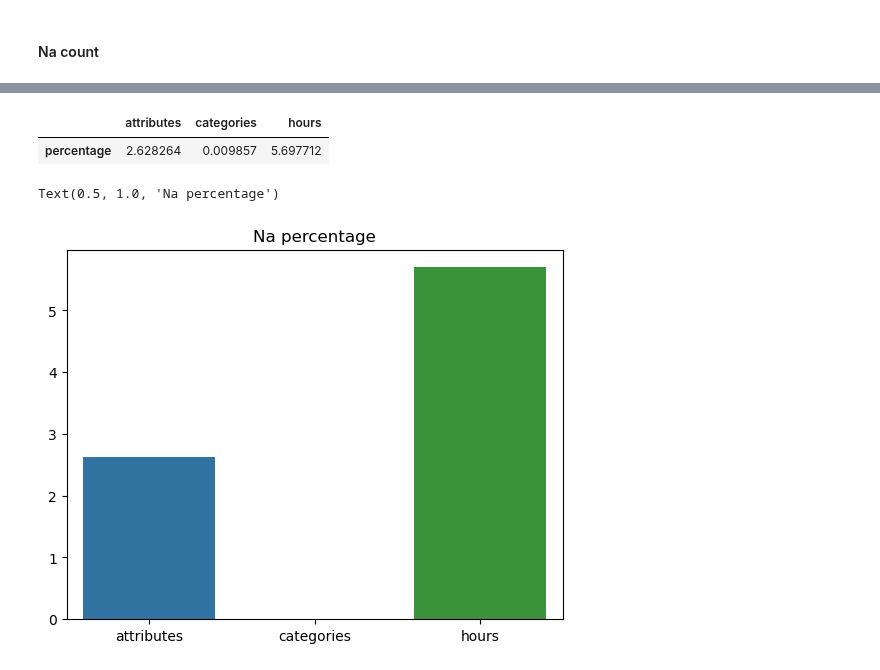
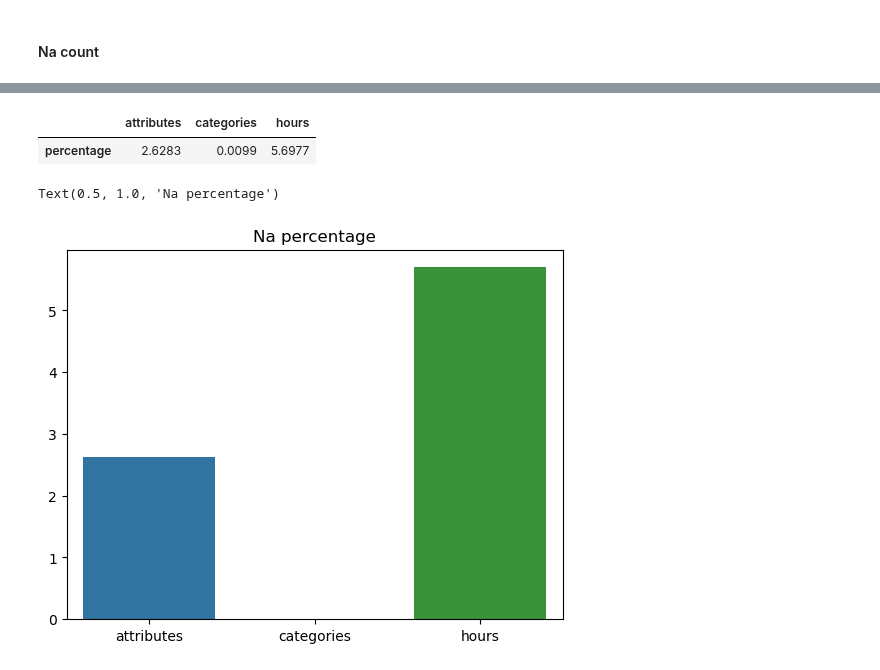
Before and after one commit to MxOdele/AI_Project_3_Group_01, a Jupyter notebook: placeholder_notebook.ipynb, the cells around one changed output, grey strips where cells are left out. Saved outputs shown, nothing was run; the diff lists cells and outputs as text; code cells hidden in the pictures.

```diff
--- a/placeholder_notebook.ipynb
+++ b/placeholder_notebook.ipynb
@@ -385,11 +410,11 @@ dtype: int64
 # %%
 na_prcnt = data_df[['attributes','categories','hours']].isna().sum()/data_df.shape[0]*100
 nas_df = pd.DataFrame(na_prcnt, columns=['percentage'])
 nas_df = nas_df.transpose()
-nas_df
+nas_df.round(4)
 # %% [output]
 |  | attributes | categories | hours |
-| percentage | 2.628264 | 0.009857 | 5.697712 |
+| percentage | 2.6283 | 0.0099 | 5.6977 |
 # %%
 sns.barplot(data = nas_df).set_title('Na percentage')
 # %% [output]
```
Also changed, not shown: parts of 35 cells of this notebook.
